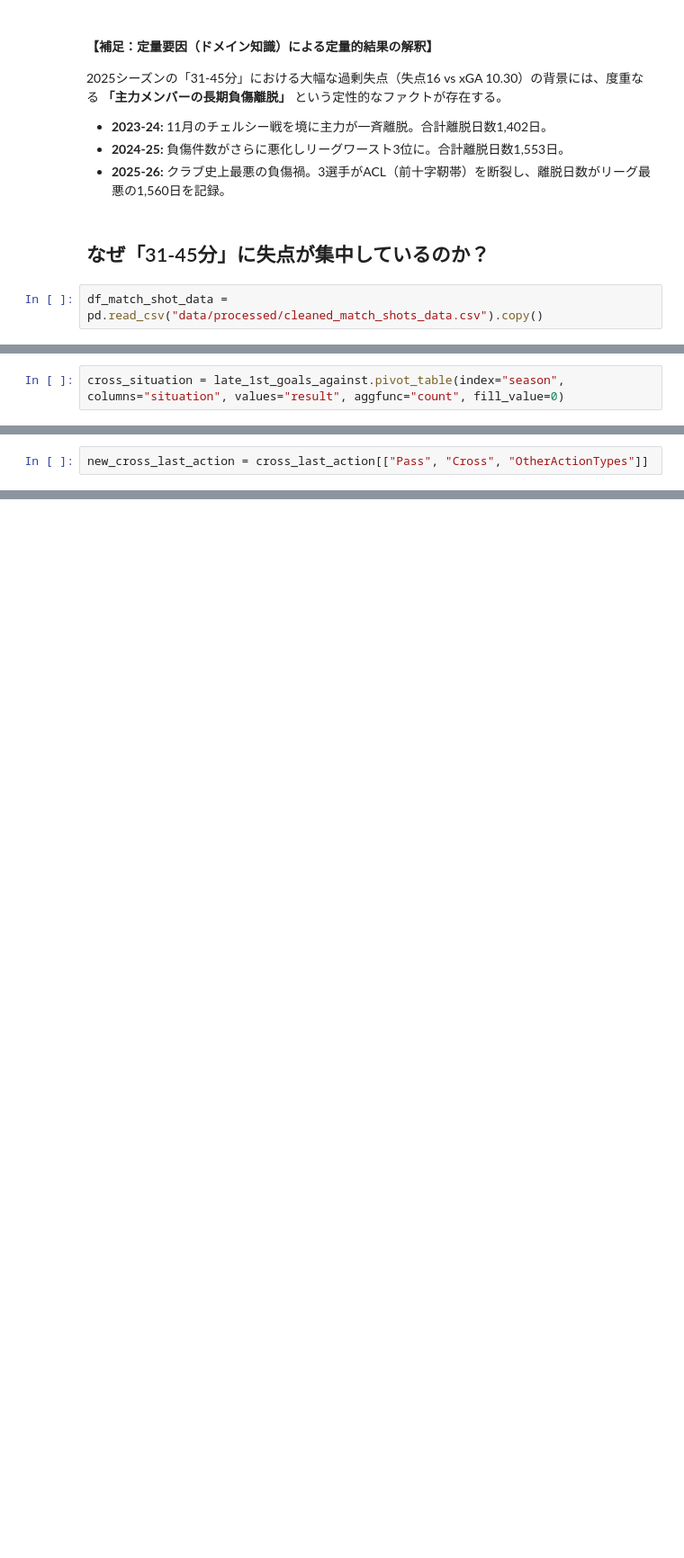
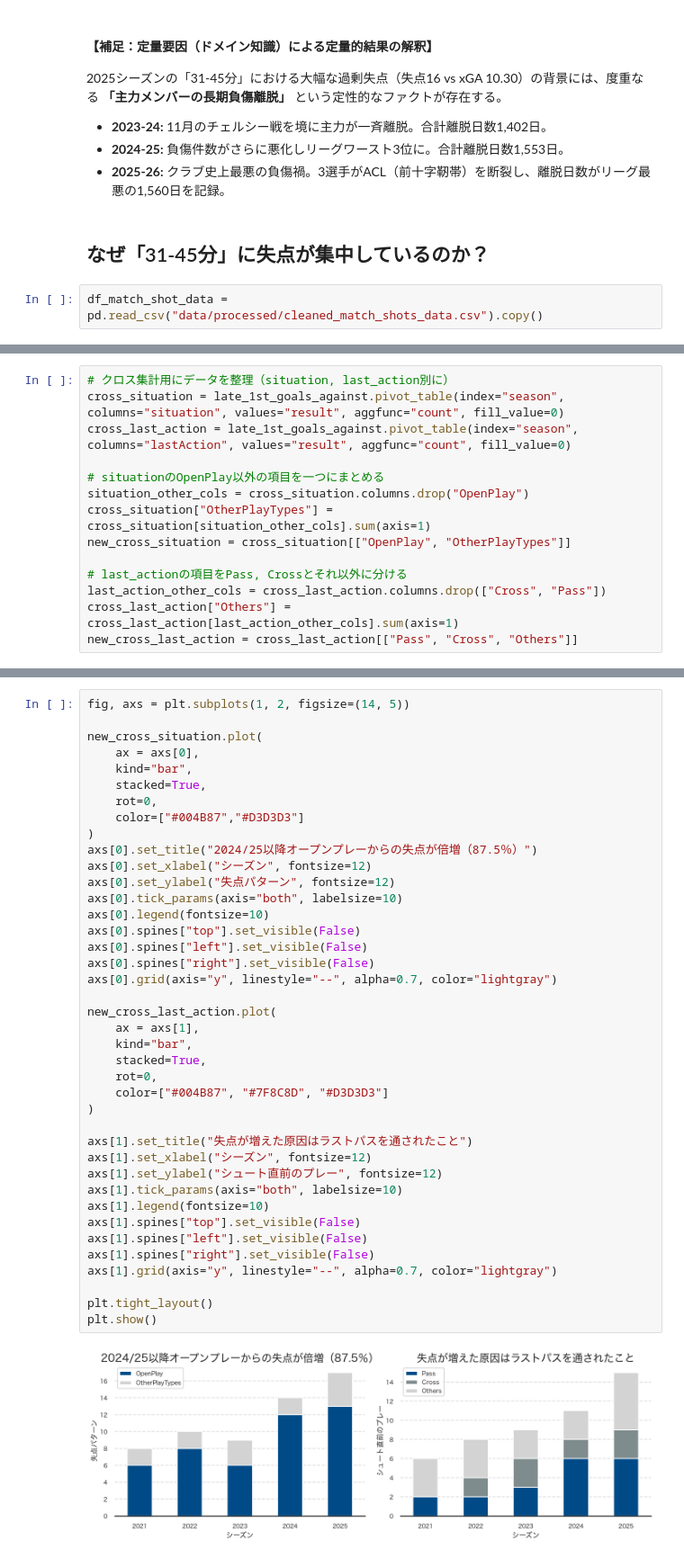
Before and after one commit to hdnr-k/tottenham-rebuild-analytics, a Jupyter notebook: notebooks/04_exploratory_analysis.ipynb, the cells around one changed output, grey strips where cells are left out. Shown at 90% size. Saved outputs shown, nothing was run; the diff lists cells and outputs as text; blank space fills up the shorter version.

```diff
--- a/notebooks/04_exploratory_analysis.ipynb
+++ b/notebooks/04_exploratory_analysis.ipynb
@@ -141,2 +168,14 @@ late_1st_goals_against = late_1st_shots_against[late_1st_shots_against["result"]
 # %%
+# クロス集計用にデータを整理（situation, last_action別に）
 cross_situation = late_1st_goals_against.pivot_table(index="season", columns="situation", values="result", aggfunc="count", fill_value=0)
+cross_last_action = late_1st_goals_against.pivot_table(index="season", columns="lastAction", values="result", aggfunc="count", fill_value=0)
+
+# situationのOpenPlay以外の項目を一つにまとめる
+situation_other_cols = cross_situation.columns.drop("OpenPlay")
+cross_situation["OtherPlayTypes"] = cross_situation[situation_other_cols].sum(axis=1)
+new_cross_situation = cross_situation[["OpenPlay", "OtherPlayTypes"]]
+
+# last_actionの項目をPass, Crossとそれ以外に分ける
+last_action_other_cols = cross_last_action.columns.drop(["Cross", "Pass"])
+cross_last_action["Others"] = cross_last_action[last_action_other_cols].sum(axis=1)
+new_cross_last_action = cross_last_action[["Pass", "Cross", "Others"]]
@@ -230,2 +181,0 @@ cross_last_action["OtherActionTypes"] = cross_last_action[last_action_other_cols
-# %%
-new_cross_last_action = cross_last_action[["Pass", "Cross", "OtherActionTypes"]]
@@ -240,0 +182,42 @@ new_cross_last_action.plot(
+# %%
+fig, axs = plt.subplots(1, 2, figsize=(14, 5))
+
+new_cross_situation.plot(
+    ax = axs[0],
+    kind="bar",
+    stacked=True,
+    rot=0,
+    color=["#004B87","#D3D3D3"]
+)
+axs[0].set_title("2024/25以降オープンプレーからの失点が倍増（87.5％）")
+axs[0].set_xlabel("シーズン", fontsize=12)
+axs[0].set_ylabel("失点パターン", fontsize=12)
+axs[0].tick_params(axis="both", labelsize=10)
+axs[0].legend(fontsize=10)
+axs[0].spines["top"].set_visible(False)
+axs[0].spines["left"].set_visible(False)
+axs[0].spines["right"].set_visible(False)
+axs[0].grid(axis="y", linestyle="--", alpha=0.7, color="lightgray")
+
+new_cross_last_action.plot(
+    ax = axs[1],
+    kind="bar",
+    stacked=True,
+    rot=0,
+    color=["#004B87", "#7F8C8D", "#D3D3D3"]
+)
+
+axs[1].set_title("失点が増えた原因はラストパスを通されたこと")
+axs[1].set_xlabel("シーズン", fontsize=12)
+axs[1].set_ylabel("シュート直前のプレー", fontsize=12)
+axs[1].tick_params(axis="both", labelsize=10)
+axs[1].legend(fontsize=10)
+axs[1].spines["top"].set_visible(False)
+axs[1].spines["left"].set_visible(False)
+axs[1].spines["right"].set_visible(False)
+axs[1].grid(axis="y", linestyle="--", alpha=0.7, color="lightgray")
+
+plt.tight_layout()
+plt.show()
+# %% [output]
+[figure, added]
```
Also changed, not shown: parts of 24 cells of this notebook.
